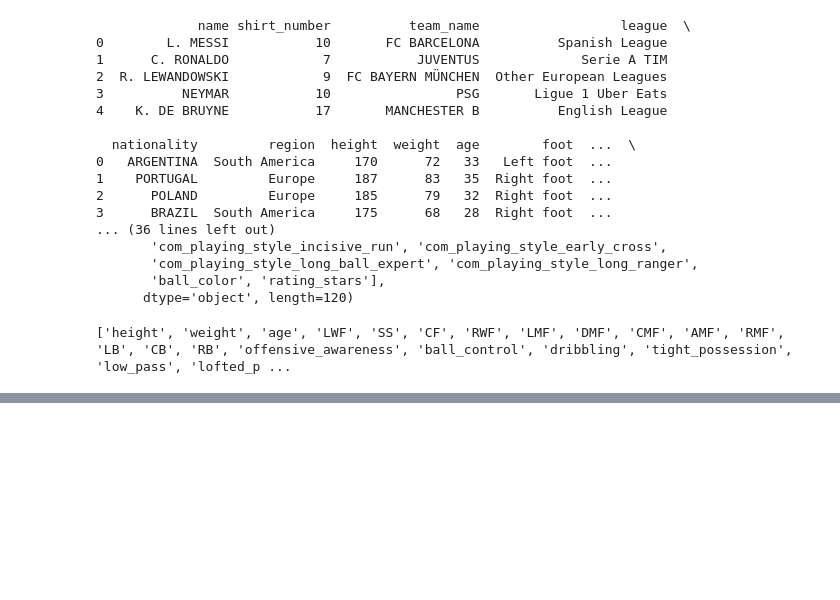
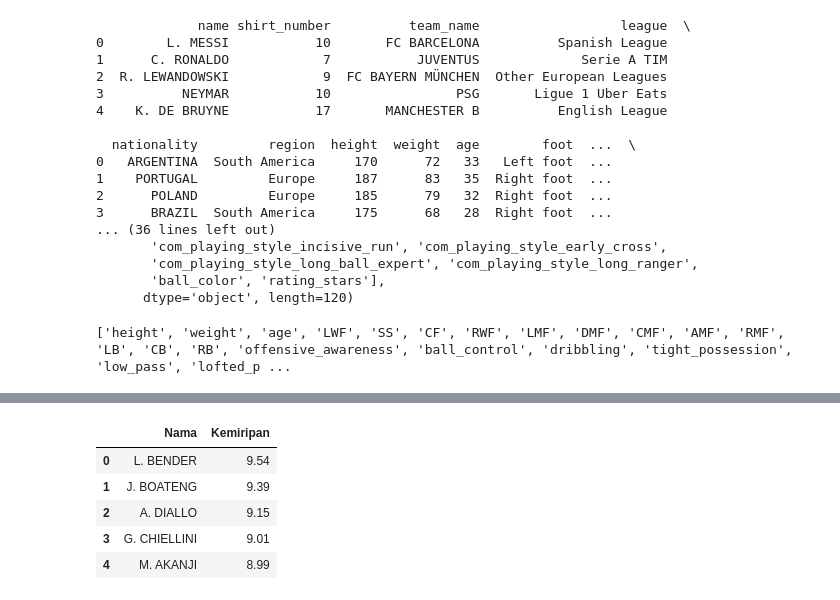
Before and after one commit to SyahrialHipdi/Pes_Similiarity, a Jupyter notebook: similiarity.ipynb, the cells around one changed output, grey strips where cells are left out. Drawn from its saved outputs; the diff is of its cells as text; code cells hidden in the pictures; blank space fills up the shorter version.

```diff
--- a/similiarity.ipynb
+++ b/similiarity.ipynb
@@ -87,7 +141,7 @@ NearestNeighbors does not accept missing values encoded as NaN natively. For sup
 def pemain_mirip(nama_pemain):
 
     pemain = df[
-        df['Name'].str.lower() == nama_pemain.lower()
+        df['name'].str.lower() == nama_pemain.lower()
     ]
 
     if pemain.empty:
@@ -107,7 +161,7 @@ def pemain_mirip(nama_pemain):
         pemain_idx = indices[0][i]
 
         hasil.append({
-            "Nama": df.iloc[pemain_idx]["Name"],
+            "Nama": df.iloc[pemain_idx]["name"],
             "Kemiripan": round(
                 (1/(1+distances[0][i]))*100,
                 2
@@ -119,0 +172,9 @@ pemain_mirip("Kylian Mbappe")
+# %%
+pemain_mirip("Sergio Ramos")
+# %% [output]
+|  | Nama | Kemiripan |
+| 0 | L. BENDER | 9.54 |
+| 1 | J. BOATENG | 9.39 |
+| 2 | A. DIALLO | 9.15 |
+| 3 | G. CHIELLINI | 9.01 |
+| 4 | M. AKANJI | 8.99 |
```
Also changed, not shown: parts of 7 cells of this notebook.
